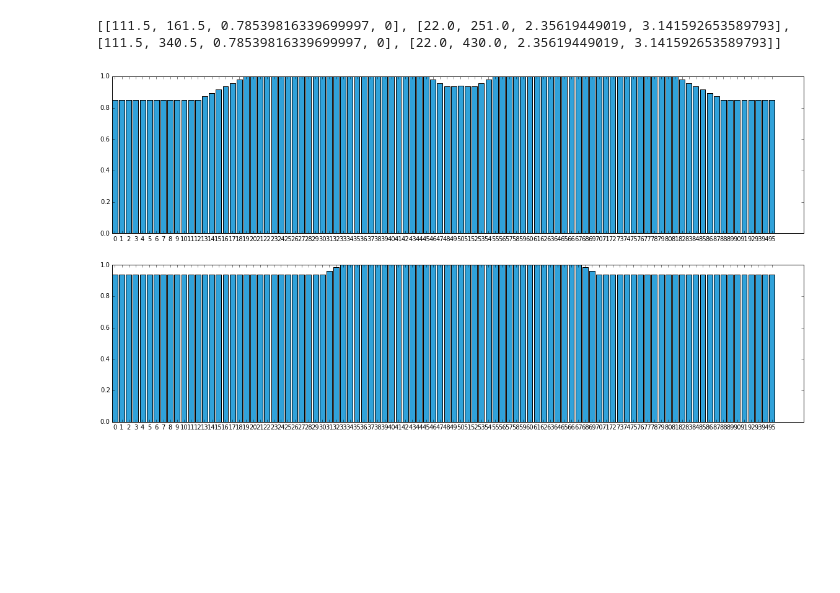
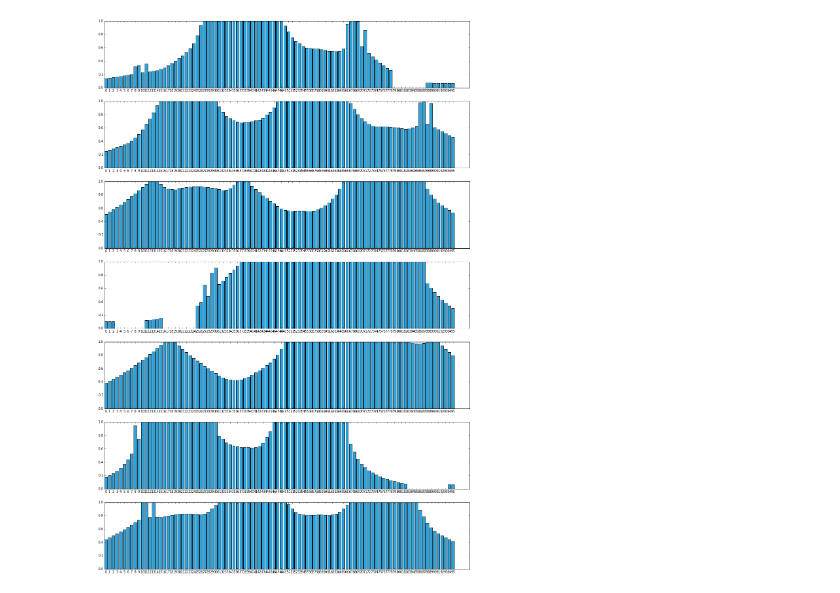
Before and after one commit to srinivaskandasamy/New_world, a Jupyter notebook: slam.ipynb, the cells around one changed output. Drawn from its saved outputs; the diff is of its cells as text; code cells hidden in the pictures; blank space fills up the shorter version.

```diff
--- a/slam.ipynb
+++ b/slam.ipynb
@@ -1,6 +1,6 @@
 # %%
 from numpy import loadtxt, pi
-path = loadtxt(r"C:\Users\localadmin.TUD0035314\Documents\GitHub\New_world\robot_trajectory3.txt")
+path = loadtxt(r"C:\Users\Srinivas\Documents\GitHub\New_world\robot_trajectory3.txt")
 poses = []
 for i in range(len(path)):
     if path[i][3]!=0:
@@ -12,12 +12,7 @@ for i in range(len(path)):
             poses.append([path[i][0],path[i][1],path[i-1][2],3*pi/2])
         elif path[i][3] == 4:
             poses.append([path[i][0],path[i][1],path[i-1][2],pi/2])
-poses = poses[0:4]
 lposes = len(poses)
-# %%
-print poses
-# %% [output]
-[[111.5, 161.5, 0.78539816339699997, 0], [22.0, 251.0, 2.35619449019, 3.141592653589793], [111.5, 340.5, 0.78539816339699997, 0], [22.0, 430.0, 2.35619449019, 3.141592653589793]]
 # %%
 from __future__ import division
 from math import tan, atan, sqrt, cos, sin, fabs
@@ -325,7 +320,7 @@ if __name__ == '__main__':
 
     control_speed_factor = 0.01
     control_head_factor = 0.01
-    number_of_particles = 1
+    number_of_particles = 100
 
     start_state = poses[0][0:3]
     initial_particles = [copy.copy(Particle(start_state))
@@ -346,14 +341,14 @@ if __name__ == '__main__':
 # %%
 import matplotlib.pyplot as plt
 %matplotlib inline
 import book_plot as bp
-plt.figure(figsize=(20,10),dpi=2540)
+plt.figure(figsize=(20,30),dpi=2540)
 for i in range(len(p)):
     plt.subplot(len(p),1,i+1)
     bp.bar_plot(p[i])
 plt.show()
 # %% [output]
-[figure, old version]
+[figure, new version]
 # %%
 q=p
 # %%
```
Also changed, not shown: parts of 3 cells of this notebook, 5 other files.
